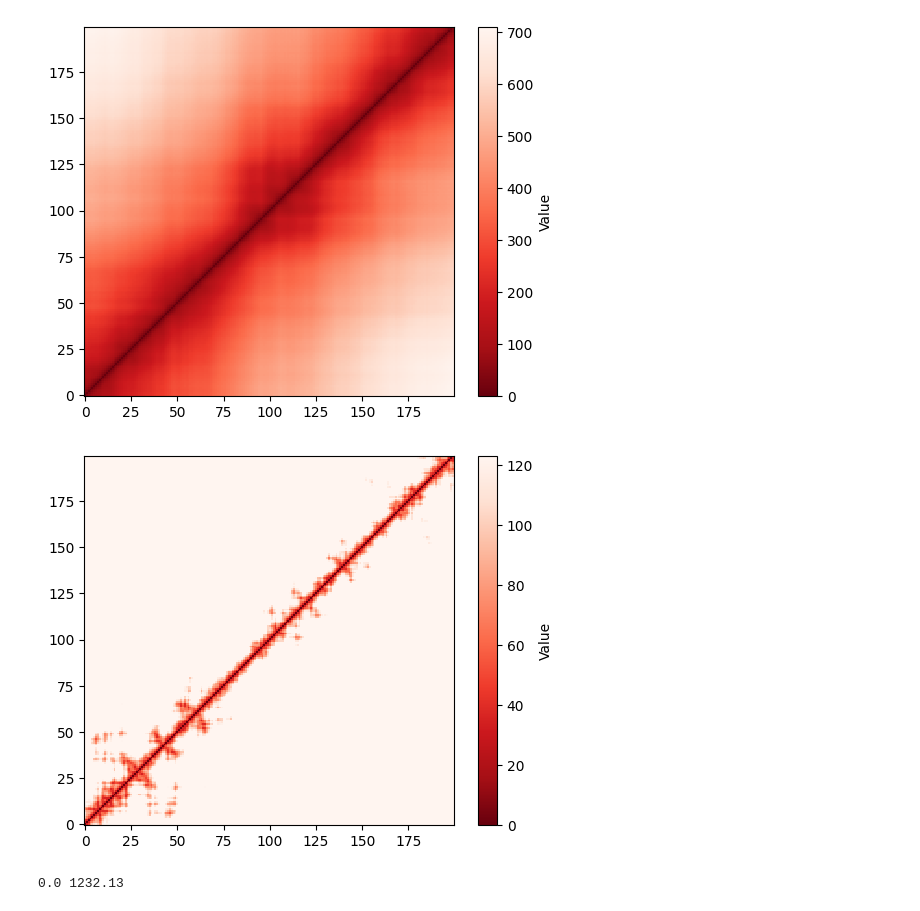
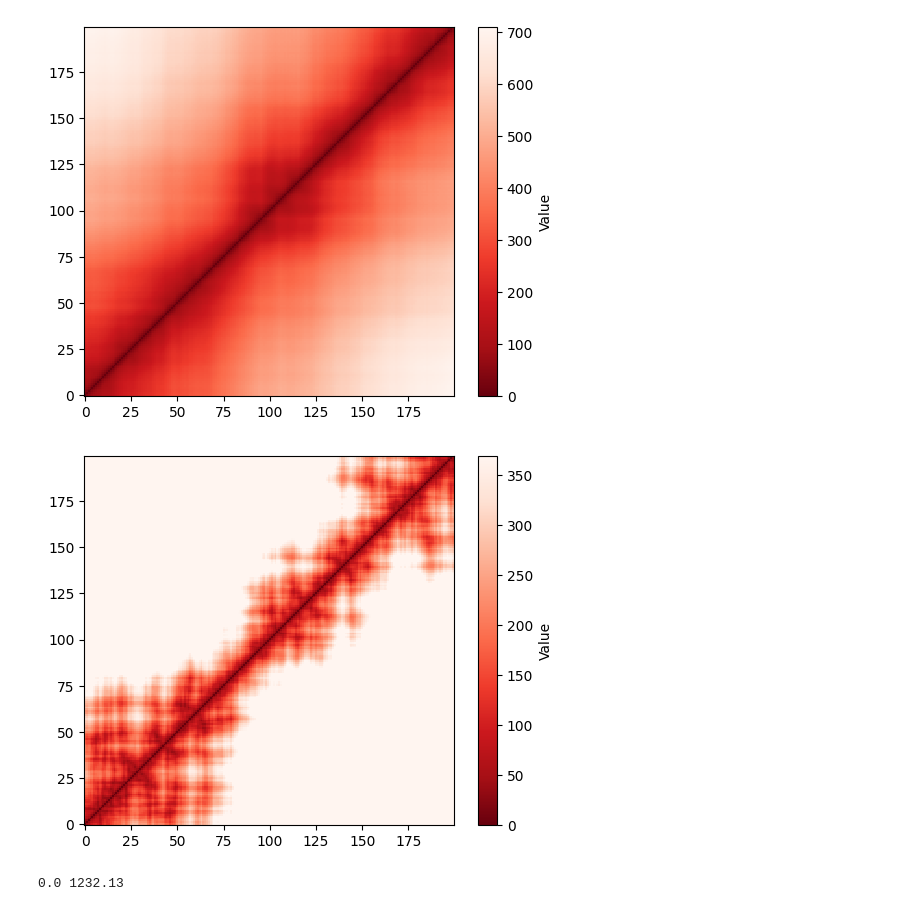
Before and after one commit to ScheWann/ChromPolymerDB, a Jupyter notebook: Scripts/test_corr.ipynb, the cells around one changed output. Drawn from its saved outputs; the diff is of its cells as text; code cells hidden in the pictures.

```diff
--- a/Scripts/test_corr.ipynb
+++ b/Scripts/test_corr.ipynb
@@ -324,12 +324,12 @@ plt.show()
 # %%
 # distance correlation
 min_val = np.min(sample_distance_vector)
 max_val = np.max(sample_distance_vector)
-plt.imshow(sample_distance_vector, cmap='Reds_r', interpolation='nearest', origin='lower', vmin=min_val, vmax=0.1*max_val)
+plt.imshow(sample_distance_vector, cmap='Reds_r', interpolation='nearest', origin='lower', vmin=min_val, vmax=0.3*max_val)
 plt.colorbar(label="Value")
 plt.show()
 # %% [output]
-[figure, old version]
+[figure, new version]
 # %%
 min_val = np.min(sample_distance_vector)
 max_val = np.max(sample_distance_vector)
```
Also changed, not shown: 5 other files.
